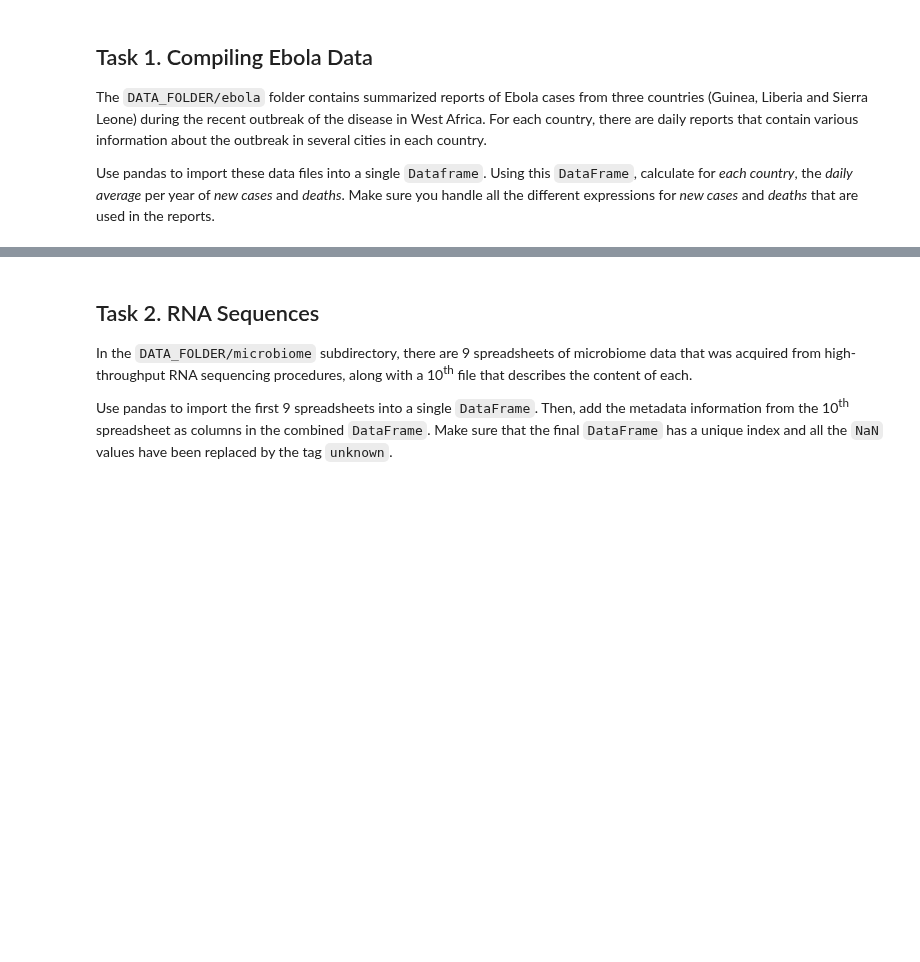
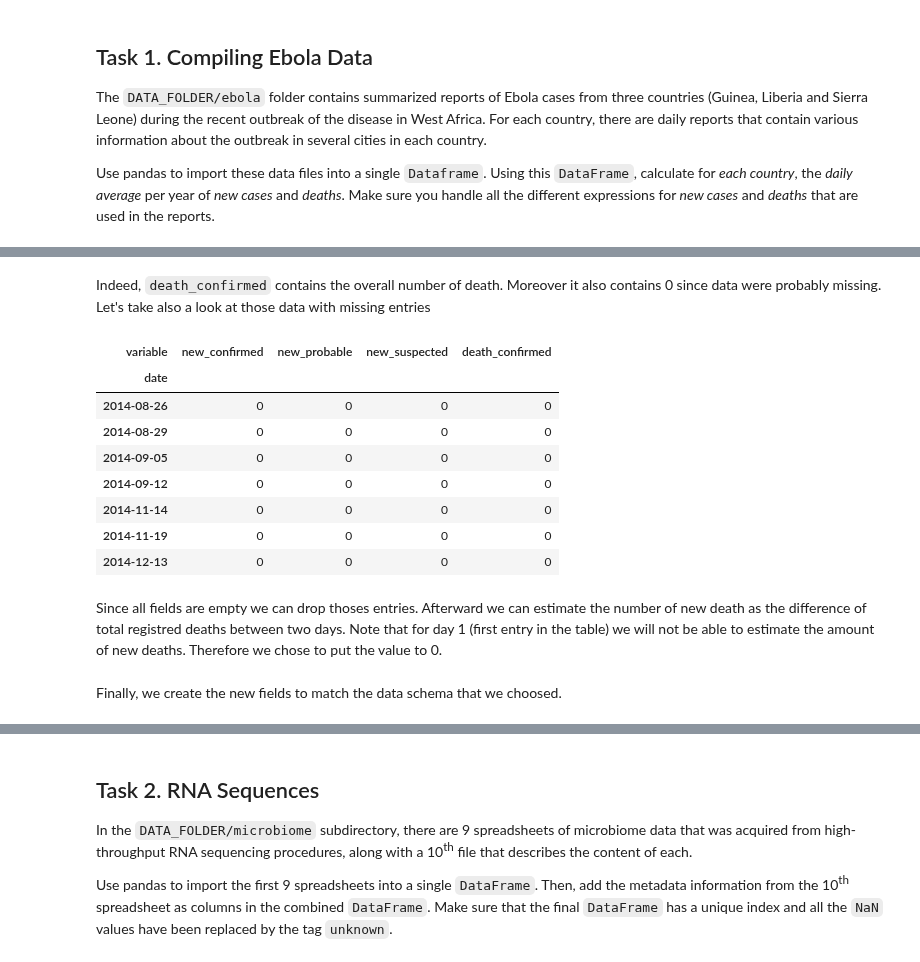
Before and after one commit to AdaTeamElec/ADA2017-Homeworks, a Jupyter notebook: 01 - Pandas and Data Wrangling/Homework 1.ipynb, the cells around one changed output, grey strips where cells are left out. Cells and saved outputs as stored; diff of their text form; code cells hidden in the pictures; blank space fills up the shorter version.

```diff
--- a/01 - Pandas and Data Wrangling/Homework 1.ipynb
+++ b/01 - Pandas and Data Wrangling/Homework 1.ipynb
@@ -17,0 +295,16 @@ Make sure you handle all the different expressions for *new cases* and *deaths*
+# %% [markdown]
+Indeed, `death_confirmed` contains the overall number of death. Moreover it also contains 0 since data were probably missing. Let's take also a look at those data with missing entries
+# %%
+r_sl.loc[r_sl['death_confirmed']==0, ['new_confirmed', 'new_probable', 'new_suspected', 'death_confirmed']]
+# %% [output]
+| variable | new_confirmed | new_probable | new_suspected | death_confirmed |
+| date |  |  |  |  |
+| 2014-08-26 | 0 | 0 | 0 | 0 |
+| 2014-08-29 | 0 | 0 | 0 | 0 |
+| 2014-09-05 | 0 | 0 | 0 | 0 |
+| 2014-09-12 | 0 | 0 | 0 | 0 |
+| 2014-11-14 | 0 | 0 | 0 | 0 |
+| 2014-11-19 | 0 | 0 | 0 | 0 |
+| 2014-12-13 | 0 | 0 | 0 | 0 |
+# %% [markdown]
+Since all fields are empty we can drop thoses entries. Afterward we can estimate the number of new death as the difference of total registred deaths between two days. Note that for day 1 (first entry in the table) we will not be able to estimate the amount of new deaths. Therefore we chose to put the value to 0.
@@ -17,0 +314,2 @@ Make sure you handle all the different expressions for *new cases* and *deaths*
+# %% [markdown]
+Finally, we create the new fields to match the data schema that we choosed.
```
Also changed, not shown: parts of 46 cells of this notebook.
